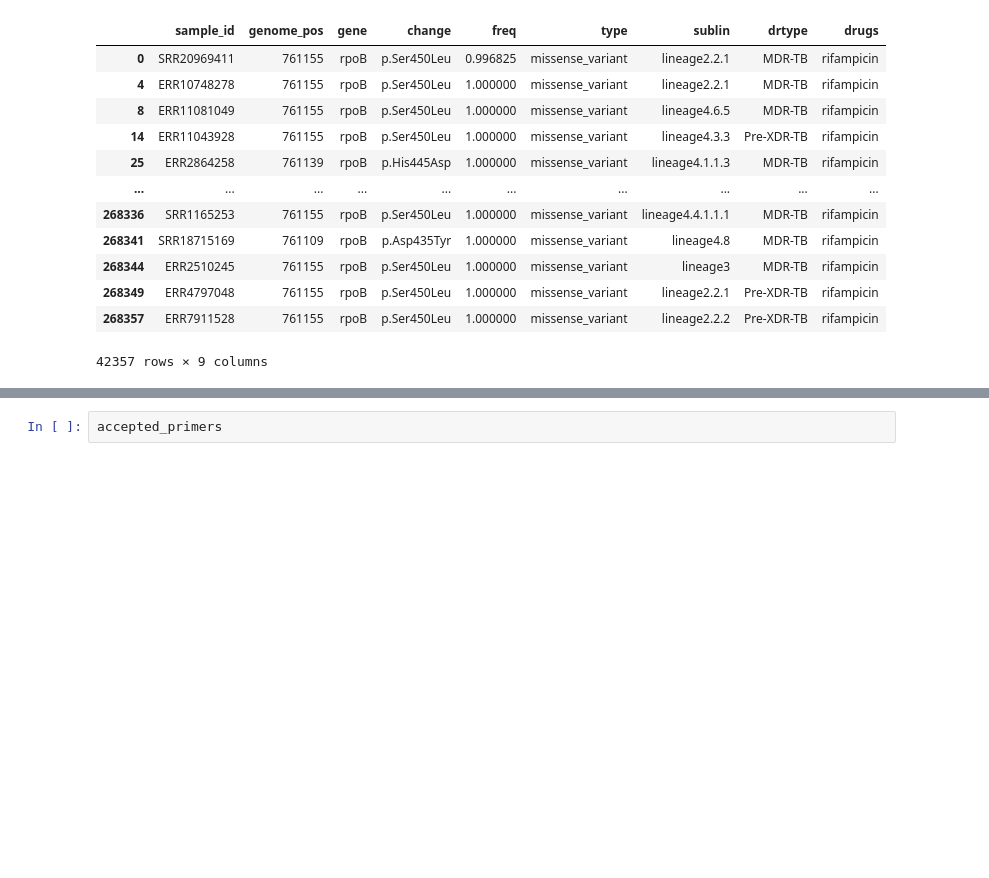
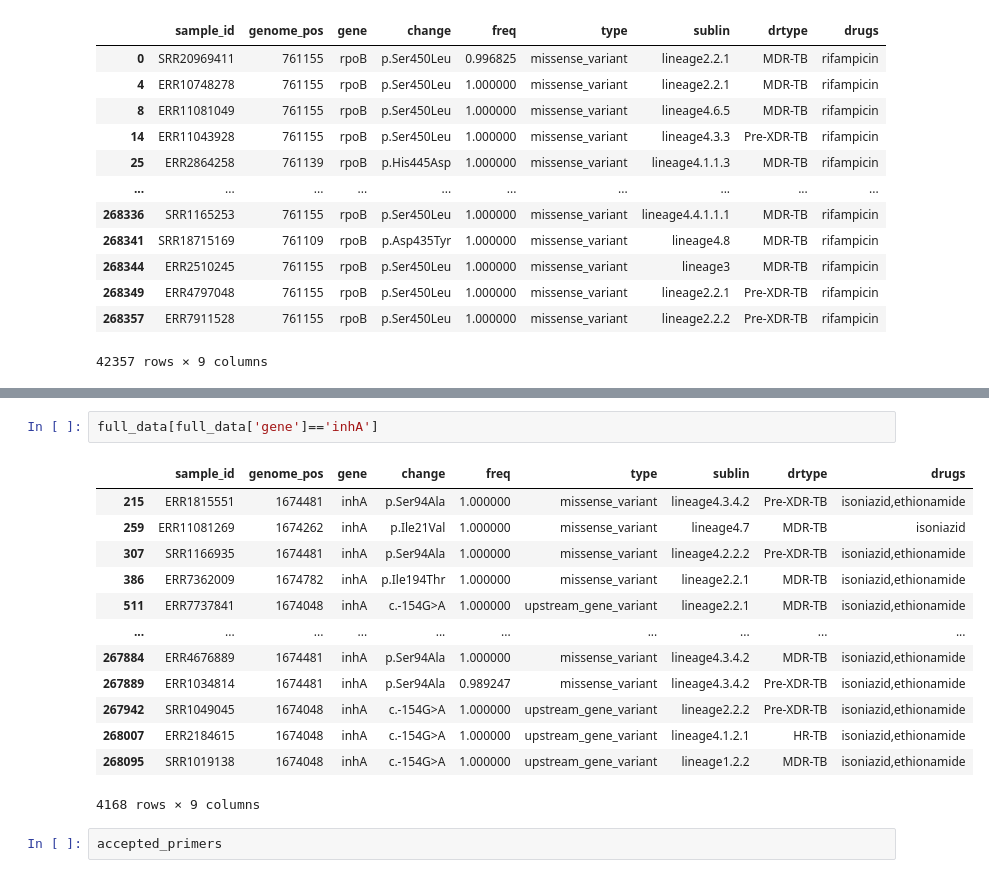
Before and after one commit to linfeng-wang/TOAST, a Jupyter notebook: cache/scratch.ipynb, the cells around one changed output, grey strips where cells are left out. Cells and saved outputs as stored; diff of their text form; blank space fills up the shorter version.

```diff
--- a/cache/scratch.ipynb
+++ b/cache/scratch.ipynb
@@ -53,3 +75,19 @@ amp_snp
+# %%
+full_data[full_data['gene']=='inhA']
+# %% [output]
+|  | sample_id | genome_pos | gene | change | freq | type | sublin | drtype | drugs |
+| 215 | ERR1815551 | 1674481 | inhA | p.Ser94Ala | 1.000000 | missense_variant | lineage4.3.4.2 | Pre-XDR-TB | isoniazid,ethionamide |
+| 259 | ERR11081269 | 1674262 | inhA | p.Ile21Val | 1.000000 | missense_variant | lineage4.7 | MDR-TB | isoniazid |
+| 307 | SRR1166935 | 1674481 | inhA | p.Ser94Ala | 1.000000 | missense_variant | lineage4.2.2.2 | Pre-XDR-TB | isoniazid,ethionamide |
+| 386 | ERR7362009 | 1674782 | inhA | p.Ile194Thr | 1.000000 | missense_variant | lineage2.2.1 | MDR-TB | isoniazid,ethionamide |
+| 511 | ERR7737841 | 1674048 | inhA | c.-154G>A | 1.000000 | upstream_gene_variant | lineage2.2.1 | MDR-TB | isoniazid,ethionamide |
+| ... | ... | ... | ... | ... | ... | ... | ... | ... | ... |
+| 267884 | ERR4676889 | 1674481 | inhA | p.Ser94Ala | 1.000000 | missense_variant | lineage4.3.4.2 | MDR-TB | isoniazid,ethionamide |
+| 267889 | ERR1034814 | 1674481 | inhA | p.Ser94Ala | 0.989247 | missense_variant | lineage4.3.4.2 | Pre-XDR-TB | isoniazid,ethionamide |
+| 267942 | SRR1049045 | 1674048 | inhA | c.-154G>A | 1.000000 | upstream_gene_variant | lineage2.2.2 | Pre-XDR-TB | isoniazid,ethionamide |
+| 268007 | ERR2184615 | 1674048 | inhA | c.-154G>A | 1.000000 | upstream_gene_variant | lineage4.1.2.1 | HR-TB | isoniazid,ethionamide |
+| 268095 | SRR1019138 | 1674048 | inhA | c.-154G>A | 1.000000 | upstream_gene_variant | lineage1.2.2 | MDR-TB | isoniazid,ethionamide |
+4168 rows × 9 columns
 # %%
 accepted_primers
 # %% [output]
```
Also changed, not shown: parts of 9 cells of this notebook, 13 other files.
